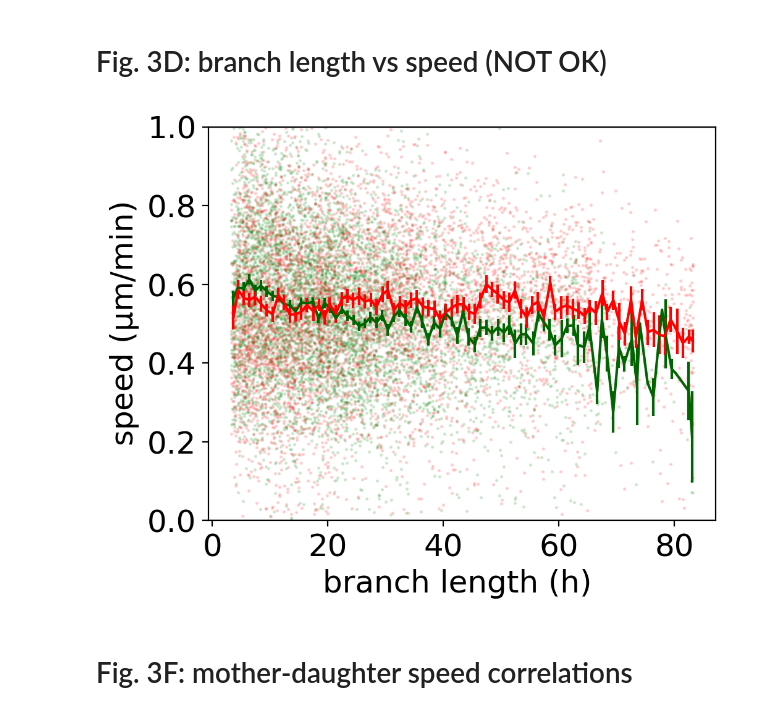
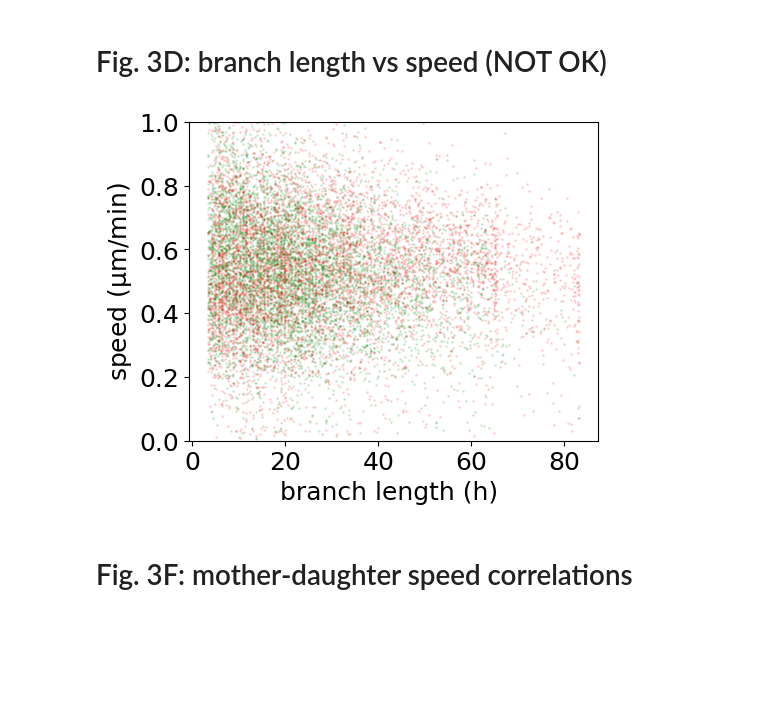
Before and after one commit to Dioscuri-Centre/phenotypic_heterogeneity, a Jupyter notebook: figures/tracking_brightfield_Fig2DE_Fig3DEF_FigSI2B.ipynb, the cells around one changed output. Saved outputs shown, nothing was run; the diff lists cells and outputs as text; code cells hidden in the pictures; blank space fills up the shorter version.

```diff
--- a/figures/tracking_brightfield_Fig2DE_Fig3DEF_FigSI2B.ipynb
+++ b/figures/tracking_brightfield_Fig2DE_Fig3DEF_FigSI2B.ipynb
@@ -483,36 +483,36 @@ def average_over_x2(data,binx=1):
         i=int(d[0]/binx)
         ylist[i].append(d[1])
         xlist[i].append(d[0])
     x=np.array([np.mean(xl) for xl in xlist if len(xl)>0])
     y=np.array([np.mean(yl) for yl in ylist if len(yl)>0])
     err=np.array([np.std(yl)/np.sqrt(1.*len(yl)) for yl in ylist if len(yl)>0])
     std=np.array([np.std(yl) for yl in ylist if len(yl)>0])
     return x,y,err,std
 
 cnts = 0
 fig,ax = plt.subplots(1,figsize=(5,4),layout='constrained')
 for j,cnd in enumerate(['control','500uM']):
     xs,ys,errs = [],[],[]
     keys = [ k for k in dat3 if cnd in k ]
     for i,(k,branch_vs_speed) in enumerate([(k,branch_vs_speeds[k]) for k in keys]):
         x,y = branch_vs_speed
         ax.scatter(x,y,s=1,alpha=0.13,color=col[k])
         xs.append(x)
         ys.append(y)
         cnts += len(x)
     xavg,yavg,yerrs,_ =  average_over_x2(np.array([np.concatenate(xs),np.concatenate(ys)]).T,binx=1)
     #ax.plot(xs,ys,lw=1.5,color='darkgreen' if cnd == 'control' else 'red')
-    ax.errorbar(xavg,yavg,yerrs,lw=1.5,color='darkgreen' if cnd == 'control' else 'red')
+    #ax.errorbar(xavg,yavg,yerrs,lw=1.5,color='darkgreen' if cnd == 'control' else 'red')
     #ax.set_ylim(0,0.8)
 ax.set_xlabel('branch length (h) ')
 ax.set_ylabel('speed ($\mathrm{\mu}$m/min)')
 ax.set_ylim(0,1)
 #plt.savefig('../figures/plots/speed_vs_area_3reps.svg')
-plt.gcf().set_dpi(200)
+#plt.gcf().set_dpi(300)
 #plt.savefig('/tmp/speed_vs_area_3reps.svg')
 plt.show()
 # %% [output]
-[figure, old version]
+[figure, new version]
 # %% [markdown]
 # Fig. 3F: mother-daughter speed correlations
 # %%
```
Also changed, not shown: parts of 2 cells of this notebook, 1 other file.
